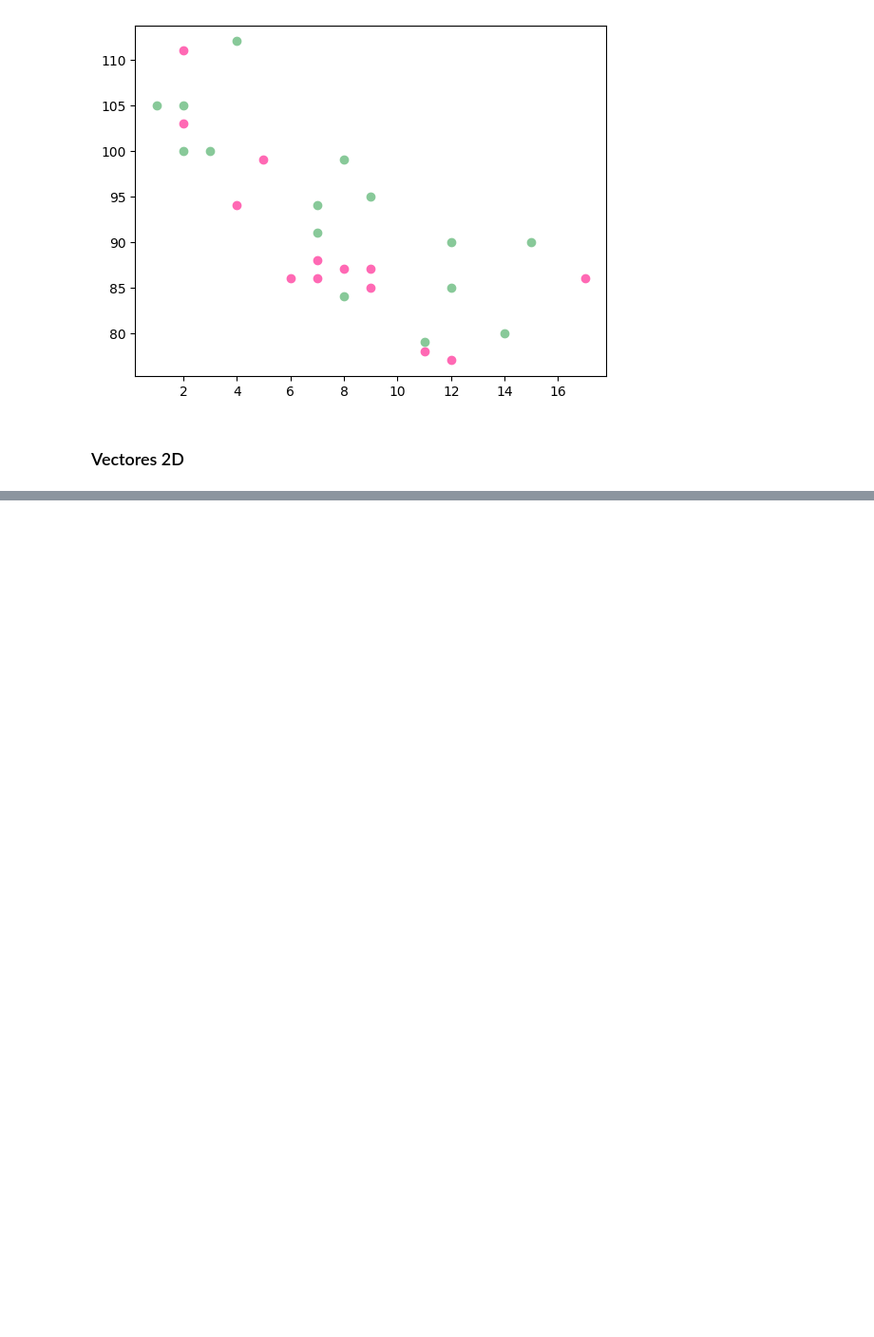
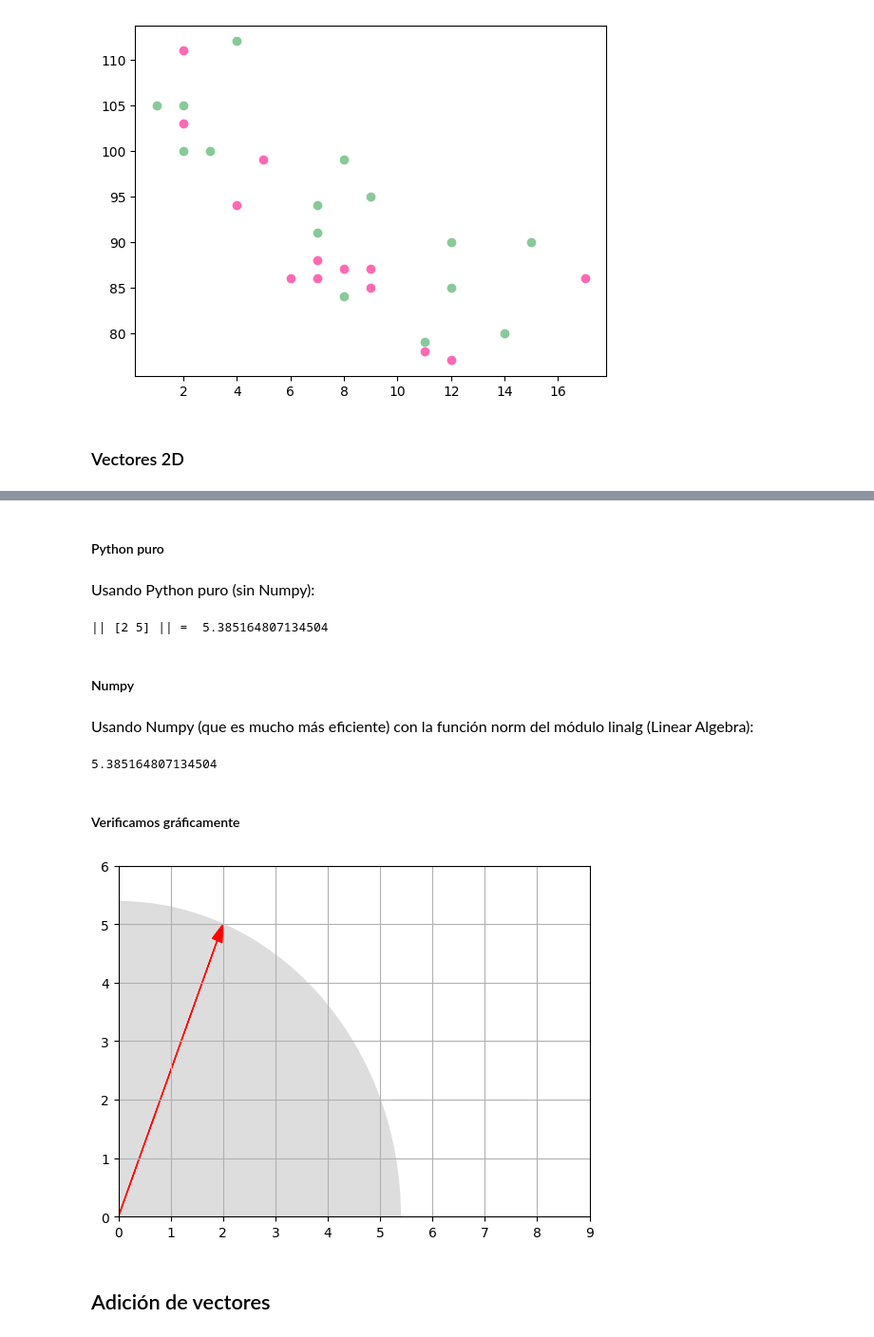
Before and after one commit to SunFanton/maths-for-ai, a Jupyter notebook: Vectores/Vectores.ipynb, the cells around one changed output, grey strips where cells are left out. Shown: that part at 95% size. Saved outputs shown, nothing was run; the diff lists cells and outputs as text; code cells hidden in the pictures; blank space fills up the shorter version.

```diff
--- a/Vectores/Vectores.ipynb
+++ b/Vectores/Vectores.ipynb
@@ -186,0 +227,4 @@ plt.show()
+# %% [markdown]
+#### Python puro
+# %% [markdown]
+<p style="font-size:1rem">Usando Python puro (sin Numpy):</p>
@@ -186,0 +235,27 @@ plt.show()
+# %%
+print("||", u, "|| = ", vector_norm(u))
+# %% [output]
+|| [2 5] || =  5.385164807134504
+# %% [markdown]
+#### Numpy
+# %% [markdown]
+<p style="font-size:1rem">Usando Numpy (que es mucho más eficiente) con la función norm del módulo linalg (Linear Algebra):</p>
+# %%
+import numpy.linalg as LA
+LA.norm(u)
+# %% [output]
+5.385164807134504
+# %% [markdown]
+#### Verificamos gráficamente
+# %%
+# Comprobemos usando el radio de un circulo que la norma del vector u sea realmente aprox 5,4
+radius = LA.norm(u)
+plt.gca().add_artist(plt.Circle((0,0), radius, color = "#DDDDDD"))
+plot_vector2d(u, color="r")
+plt.axis([0, 9, 0, 6])
+plt.grid()
+plt.show()
+# %% [output]
+[figure, added]
+# %% [markdown]
+## Adición de vectores
```
Also changed, not shown: parts of 45 cells of this notebook, 6 other files.
